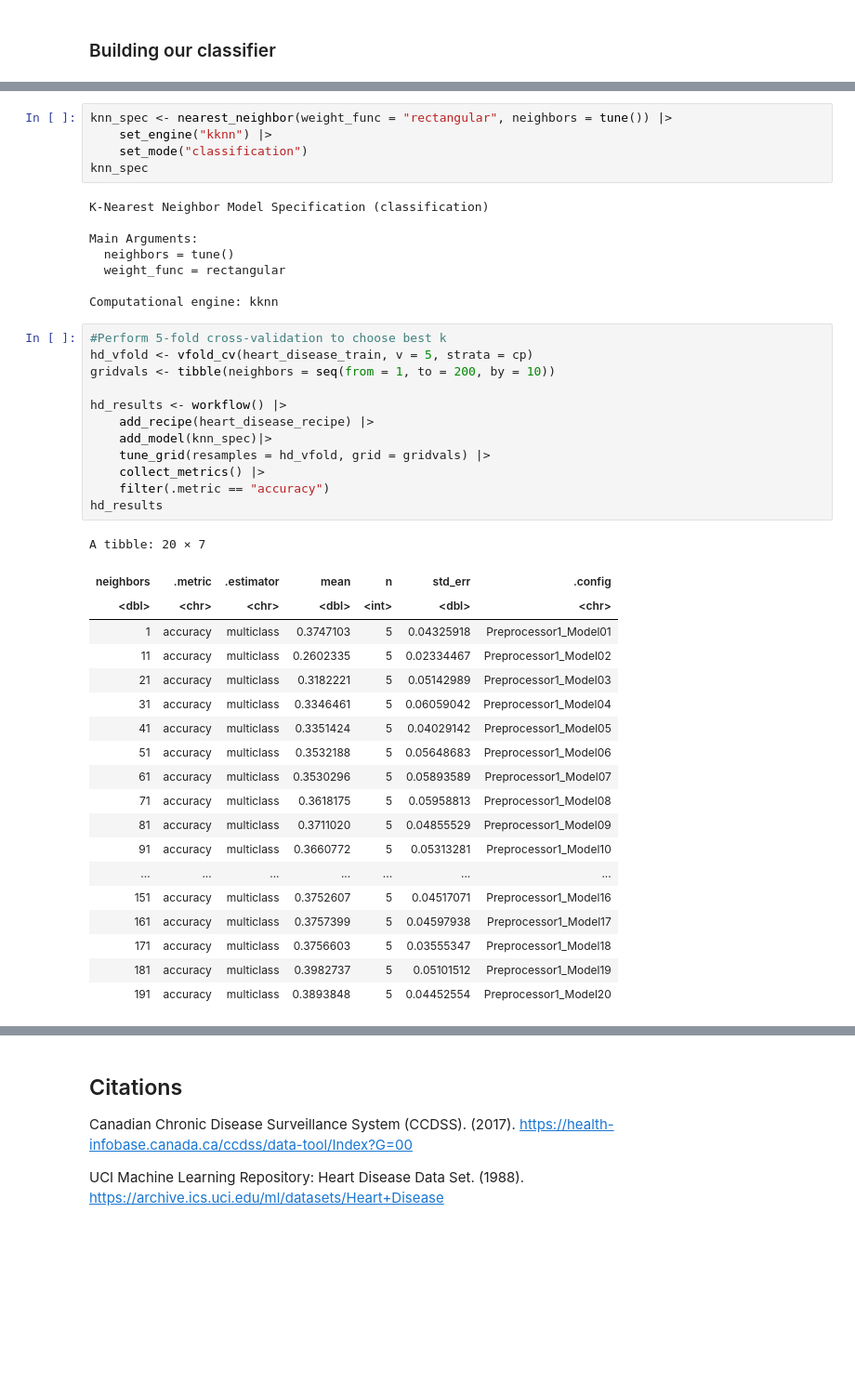
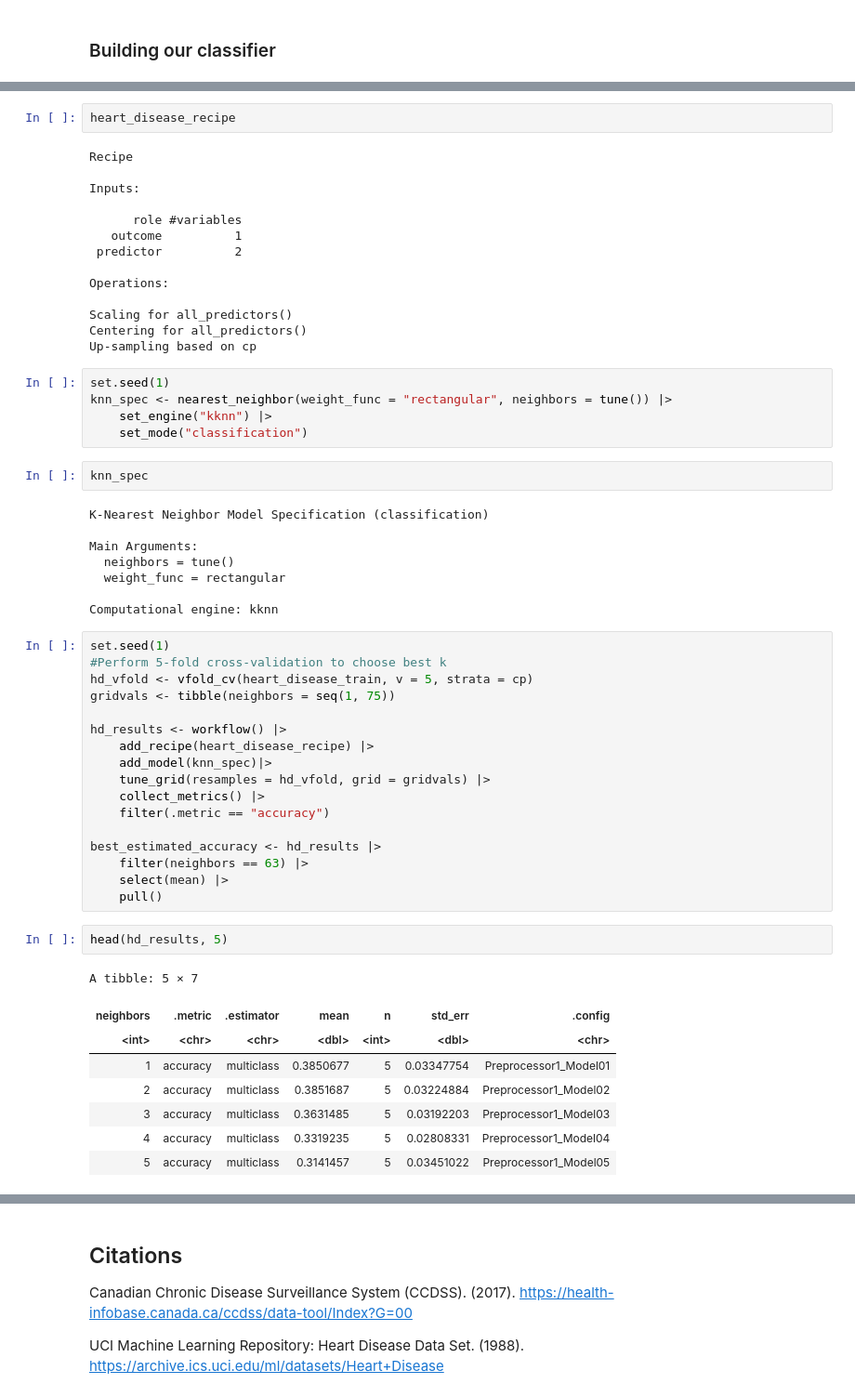
Before and after one commit to drkchu/chest-pain-classification, a Jupyter notebook: heart_disease.ipynb, the cells around one changed output, grey strips where cells are left out. Shown at 93% size. Saved outputs shown, nothing was run; the diff lists cells and outputs as text; blank space fills up the shorter version.

```diff
--- a/heart_disease.ipynb
+++ b/heart_disease.ipynb
@@ -287,20 +248,39 @@ Up-sampling based on cp
+# %%
+heart_disease_recipe
+# %% [output]
+Recipe
+
+Inputs:
+
+      role #variables
+   outcome          1
+ predictor          2
+
+Operations:
+
+Scaling for all_predictors()
+Centering for all_predictors()
+Up-sampling based on cp
 # %%
+set.seed(1)
 knn_spec <- nearest_neighbor(weight_func = "rectangular", neighbors = tune()) |>
     set_engine("kknn") |>
     set_mode("classification")
-knn_spec
-# %% [output]
-K-Nearest Neighbor Model Specification (classification)
-
-Main Arguments:
-  neighbors = tune()
-  weight_func = rectangular
-
-Computational engine: kknn
+# %%
+knn_spec
+# %% [output]
+K-Nearest Neighbor Model Specification (classification)
+
+Main Arguments:
+  neighbors = tune()
+  weight_func = rectangular
+
+Computational engine: kknn
 # %%
+set.seed(1)
 #Perform 5-fold cross-validation to choose best k
 hd_vfold <- vfold_cv(heart_disease_train, v = 5, strata = cp)
-gridvals <- tibble(neighbors = seq(from = 1, to = 200, by = 10))
+gridvals <- tibble(neighbors = seq(1, 75))
 
 hd_results <- workflow() |>
     add_recipe(heart_disease_recipe) |>
@@ -308,27 +288,22 @@ hd_results <- workflow() |>
     tune_grid(resamples = hd_vfold, grid = gridvals) |>
     collect_metrics() |>
     filter(.metric == "accuracy")
-hd_results
+
+best_estimated_accuracy <- hd_results |>
+    filter(neighbors == 63) |>
+    select(mean) |>
+    pull()
-# %% [output]
-A tibble: 20 × 7
-| neighbors | .metric | .estimator | mean | n | std_err | .config |
-| <dbl> | <chr> | <chr> | <dbl> | <int> | <dbl> | <chr> |
-| 1 | accuracy | multiclass | 0.3747103 | 5 | 0.04325918 | Preprocessor1_Model01 |
-| 11 | accuracy | multiclass | 0.2602335 | 5 | 0.02334467 | Preprocessor1_Model02 |
-| 21 | accuracy | multiclass | 0.3182221 | 5 | 0.05142989 | Preprocessor1_Model03 |
-| 31 | accuracy | multiclass | 0.3346461 | 5 | 0.06059042 | Preprocessor1_Model04 |
-| 41 | accuracy | multiclass | 0.3351424 | 5 | 0.04029142 | Preprocessor1_Model05 |
-| 51 | accuracy | multiclass | 0.3532188 | 5 | 0.05648683 | Preprocessor1_Model06 |
-| 61 | accuracy | multiclass | 0.3530296 | 5 | 0.05893589 | Preprocessor1_Model07 |
-| 71 | accuracy | multiclass | 0.3618175 | 5 | 0.05958813 | Preprocessor1_Model08 |
-| 81 | accuracy | multiclass | 0.3711020 | 5 | 0.04855529 | Preprocessor1_Model09 |
-| 91 | accuracy | multiclass | 0.3660772 | 5 | 0.05313281 | Preprocessor1_Model10 |
-| ... | ... | ... | ... | ... | ... | ... |
-| 151 | accuracy | multiclass | 0.3752607 | 5 | 0.04517071 | Preprocessor1_Model16 |
-| 161 | accuracy | multiclass | 0.3757399 | 5 | 0.04597938 | Preprocessor1_Model17 |
-| 171 | accuracy | multiclass | 0.3756603 | 5 | 0.03555347 | Preprocessor1_Model18 |
-| 181 | accuracy | multiclass | 0.3982737 | 5 | 0.05101512 | Preprocessor1_Model19 |
-| 191 | accuracy | multiclass | 0.3893848 | 5 | 0.04452554 | Preprocessor1_Model20 |
+# %%
+head(hd_results, 5)
+# %% [output]
+A tibble: 5 × 7
+| neighbors | .metric | .estimator | mean | n | std_err | .config |
+| <int> | <chr> | <chr> | <dbl> | <int> | <dbl> | <chr> |
+| 1 | accuracy | multiclass | 0.3850677 | 5 | 0.03347754 | Preprocessor1_Model01 |
+| 2 | accuracy | multiclass | 0.3851687 | 5 | 0.03224884 | Preprocessor1_Model02 |
+| 3 | accuracy | multiclass | 0.3631485 | 5 | 0.03192203 | Preprocessor1_Model03 |
+| 4 | accuracy | multiclass | 0.3319235 | 5 | 0.02808331 | Preprocessor1_Model04 |
+| 5 | accuracy | multiclass | 0.3141457 | 5 | 0.03451022 | Preprocessor1_Model05 |
 # %%
 # plot out and look at which value of k is the best
 
```
Also changed, not shown: parts of 23 cells of this notebook.
